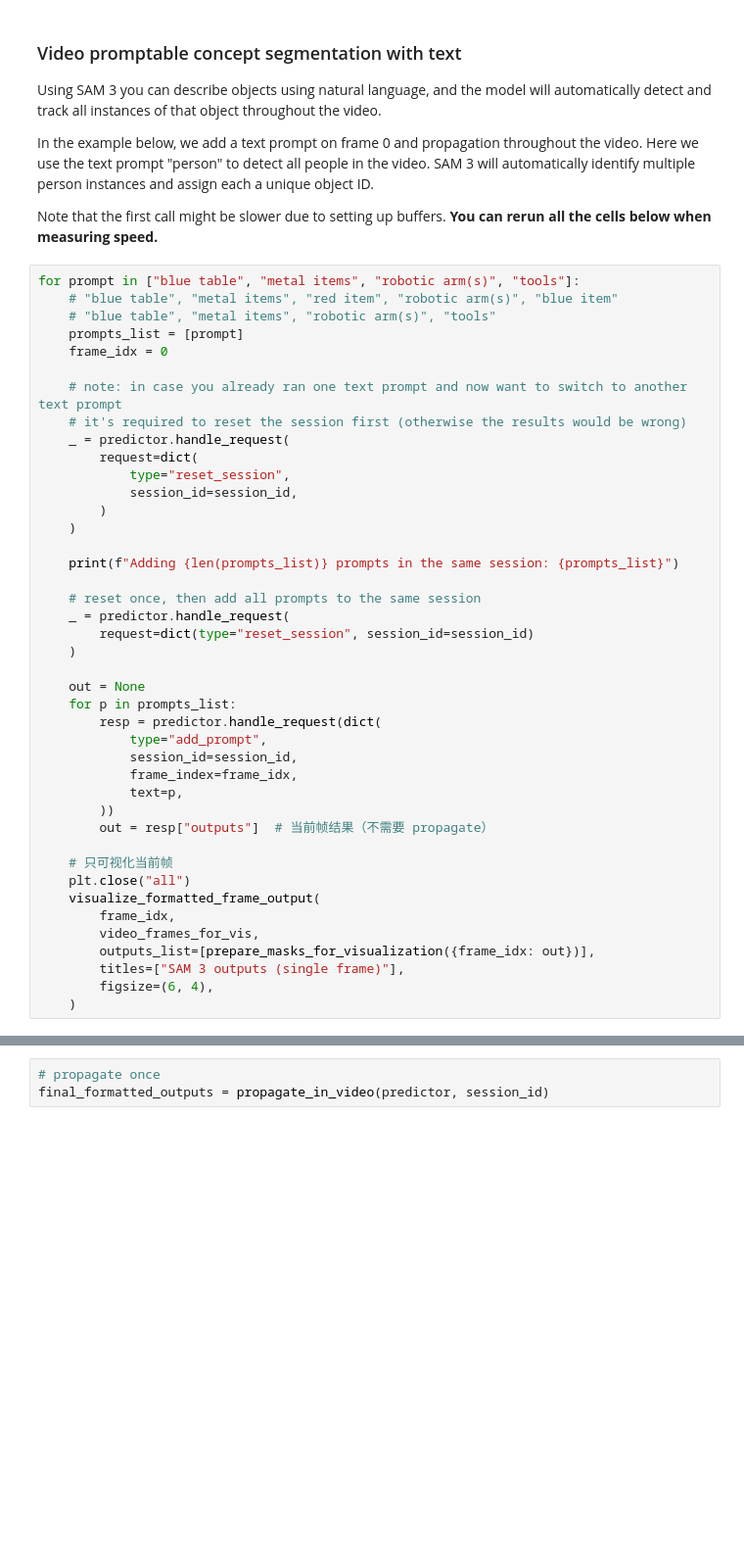
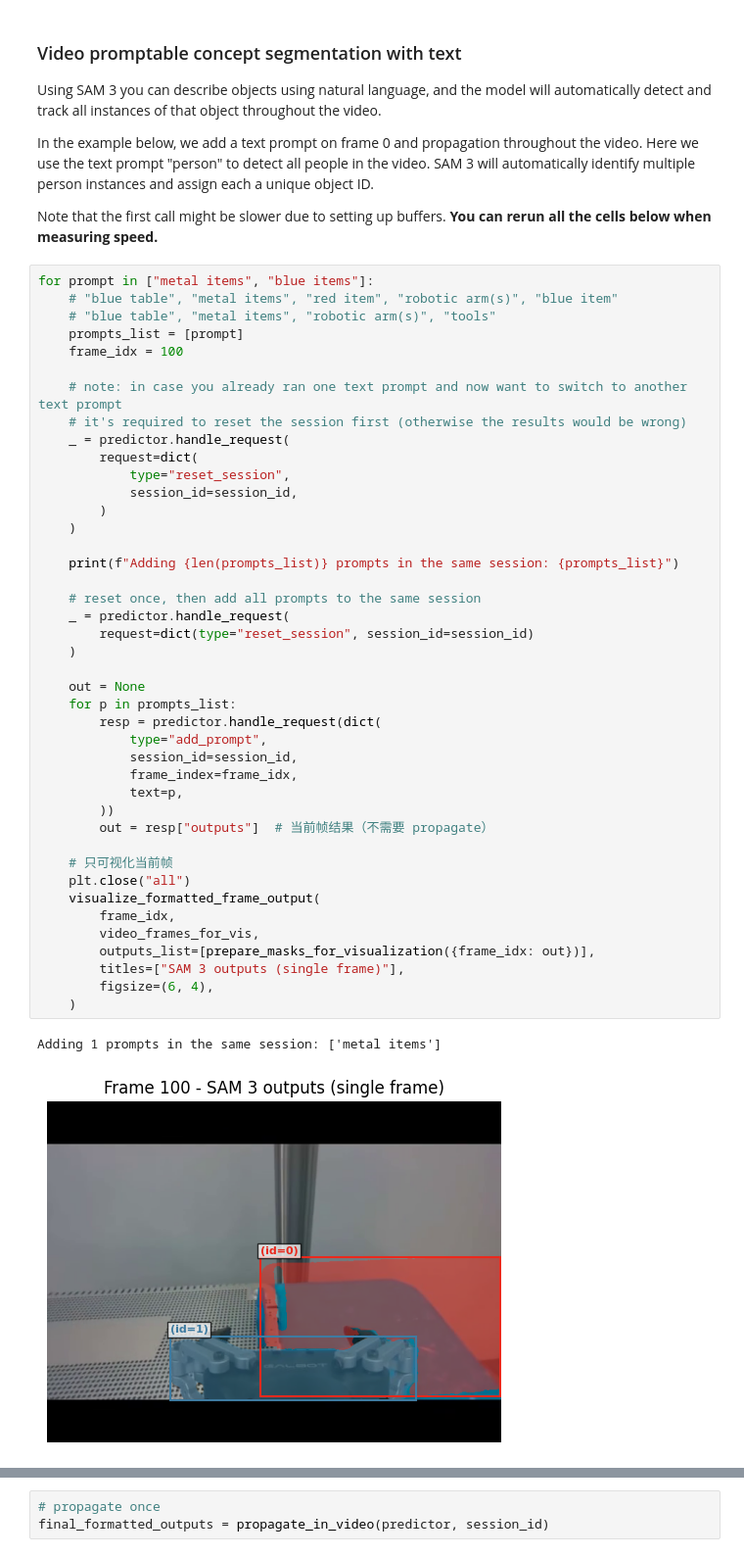
Before and after one commit to yiheng-wang-nv/sam3, a Jupyter notebook: examples/sam3_video_predictor_example.ipynb, the cells around one changed output, grey strips where cells are left out. Shown at 98% size. Drawn from its saved outputs; the diff is of its cells as text; blank space fills up the shorter version.

```diff
--- a/examples/sam3_video_predictor_example.ipynb
+++ b/examples/sam3_video_predictor_example.ipynb
@@ -119,11 +136,11 @@ In the example below, we add a text prompt on frame 0 and propagation throughout
 
 Note that the first call might be slower due to setting up buffers. **You can rerun all the cells below when measuring speed.**
 # %%
-for prompt in ["blue table", "metal items", "robotic arm(s)", "tools"]:
+for prompt in ["metal items", "blue items"]:
     # "blue table", "metal items", "red item", "robotic arm(s)", "blue item"
     # "blue table", "metal items", "robotic arm(s)", "tools"
     prompts_list = [prompt]
-    frame_idx = 0
+    frame_idx = 100
 
     # note: in case you already ran one text prompt and now want to switch to another text prompt
     # it's required to reset the session first (otherwise the results would be wrong)
@@ -133,30 +150,33 @@ for prompt in ["blue table", "metal items", "robotic arm(s)", "tools"]:
             session_id=session_id,
         )
     )
 
     print(f"Adding {len(prompts_list)} prompts in the same session: {prompts_list}")
 
     # reset once, then add all prompts to the same session
     _ = predictor.handle_request(
         request=dict(type="reset_session", session_id=session_id)
     )
 
     out = None
     for p in prompts_list:
         resp = predictor.handle_request(dict(
             type="add_prompt",
             session_id=session_id,
             frame_index=frame_idx,
             text=p,
         ))
         out = resp["outputs"]  # 当前帧结果（不需要 propagate）
 
     # 只可视化当前帧
     plt.close("all")
     visualize_formatted_frame_output(
         frame_idx,
         video_frames_for_vis,
         outputs_list=[prepare_masks_for_visualization({frame_idx: out})],
         titles=["SAM 3 outputs (single frame)"],
         figsize=(6, 4),
     )
+# %% [output]
+Adding 1 prompts in the same session: ['metal items']
+[figure, added]
```
Also changed, not shown: parts of 4 cells of this notebook, 7 other files.
